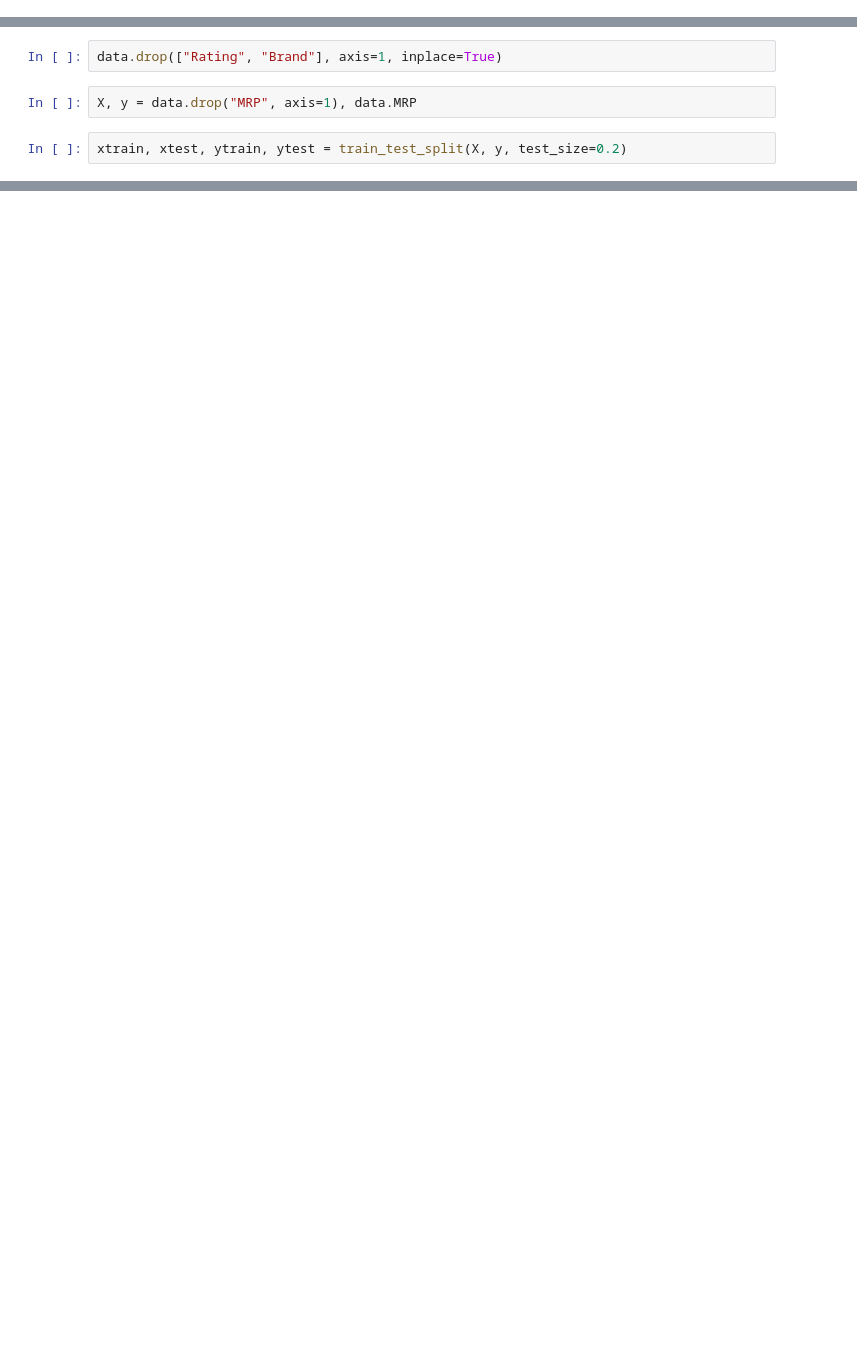
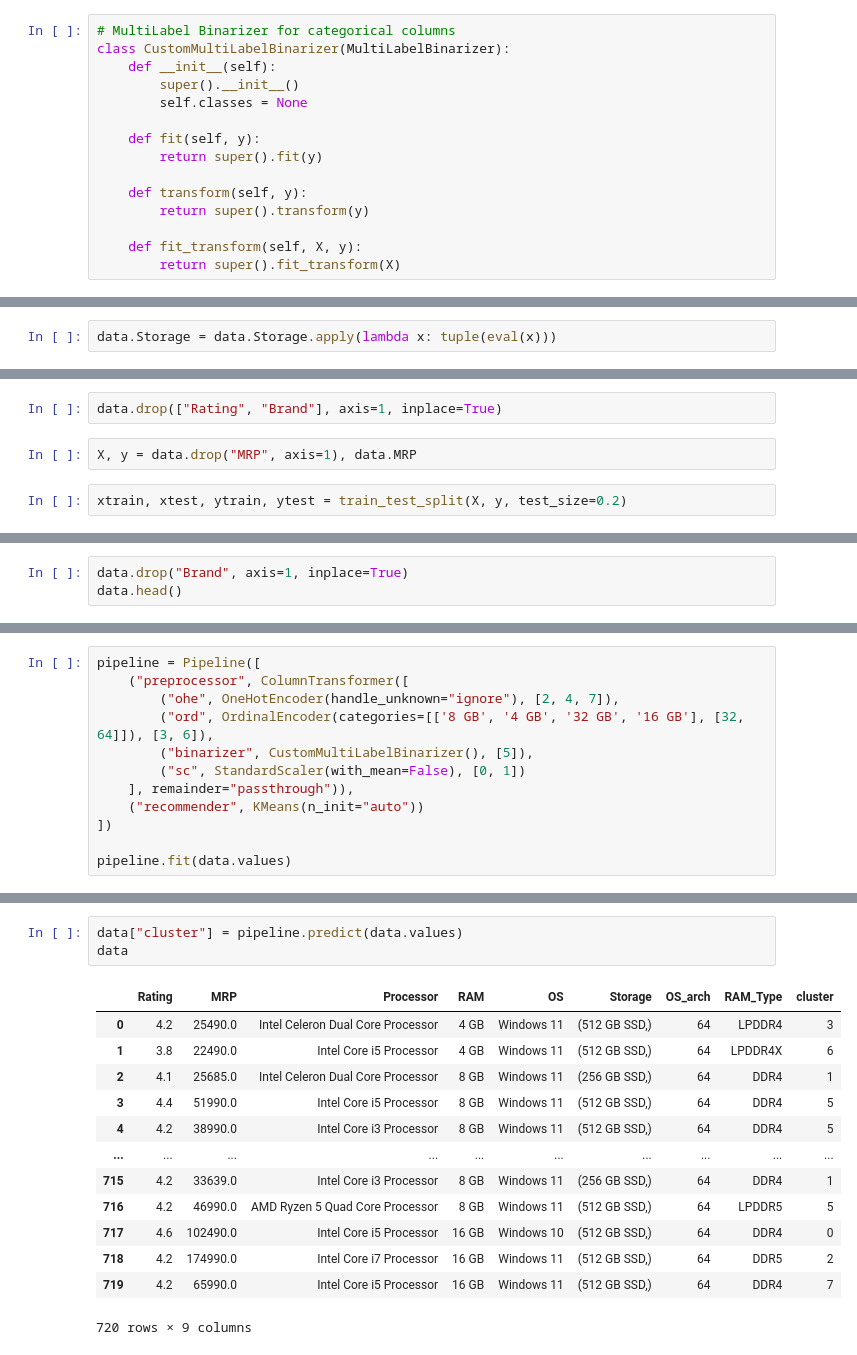
Before and after one commit to cse-vaibhav/Flipkart-Laptop-Data-Analysis, a Jupyter notebook: notebooks/Model.ipynb, the cells around one changed output, grey strips where cells are left out. Drawn from its saved outputs; the diff is of its cells as text; blank space fills up the shorter version.

Commit message:
Implemented a Recommender System

```diff
--- a/notebooks/Model.ipynb
+++ b/notebooks/Model.ipynb
@@ -13,5 +17,20 @@ from sklearn.preprocessing import OneHotEncoder, StandardScaler
 from sklearn import set_config
 set_config(display="diagram")
+# %%
+# MultiLabel Binarizer for categorical columns
+class CustomMultiLabelBinarizer(MultiLabelBinarizer):
+    def __init__(self):
+        super().__init__()
+        self.classes = None
+
+    def fit(self, y):
+        return super().fit(y)
+
+    def transform(self, y):
+        return super().transform(y)
+
+    def fit_transform(self, X, y):
+        return super().fit_transform(X)
 # %%
 data = pd.read_csv("../data/preprocessed.csv", index_col=0)
 data.head()
@@ -24,0 +44,2 @@ data.head()
+# %%
+data.Storage = data.Storage.apply(lambda x: tuple(eval(x)))
@@ -63,0 +150,3 @@ joblib.dump(pipeline, "../model/model.obj")
+# %%
+data.drop("Brand", axis=1, inplace=True)
+data.head()
@@ -63,0 +171,12 @@ joblib.dump(pipeline, "../model/model.obj")
+# %%
+pipeline = Pipeline([
+    ("preprocessor", ColumnTransformer([
+        ("ohe", OneHotEncoder(handle_unknown="ignore"), [2, 4, 7]),
+        ("ord", OrdinalEncoder(categories=[['8 GB', '4 GB', '32 GB', '16 GB'], [32, 64]]), [3, 6]),
+        ("binarizer", CustomMultiLabelBinarizer(), [5]),
+        ("sc", StandardScaler(with_mean=False), [0, 1])
+    ], remainder="passthrough")),
+    ("recommender", KMeans(n_init="auto"))
+])
+
+pipeline.fit(data.values)
@@ -63,0 +201,17 @@ joblib.dump(pipeline, "../model/model.obj")
+# %%
+data["cluster"] = pipeline.predict(data.values)
+data
+# %% [output]
+|  | Rating | MRP | Processor | RAM | OS | Storage | OS_arch | RAM_Type | cluster |
+| 0 | 4.2 | 25490.0 | Intel Celeron Dual Core Processor | 4 GB | Windows 11 | (512 GB SSD,) | 64 | LPDDR4 | 3 |
+| 1 | 3.8 | 22490.0 | Intel Core i5 Processor | 4 GB | Windows 11 | (512 GB SSD,) | 64 | LPDDR4X | 6 |
+| 2 | 4.1 | 25685.0 | Intel Celeron Dual Core Processor | 8 GB | Windows 11 | (256 GB SSD,) | 64 | DDR4 | 1 |
+| 3 | 4.4 | 51990.0 | Intel Core i5 Processor | 8 GB | Windows 11 | (512 GB SSD,) | 64 | DDR4 | 5 |
+| 4 | 4.2 | 38990.0 | Intel Core i3 Processor | 8 GB | Windows 11 | (512 GB SSD,) | 64 | DDR4 | 5 |
+| ... | ... | ... | ... | ... | ... | ... | ... | ... | ... |
+| 715 | 4.2 | 33639.0 | Intel Core i3 Processor | 8 GB | Windows 11 | (256 GB SSD,) | 64 | DDR4 | 1 |
+| 716 | 4.2 | 46990.0 | AMD Ryzen 5 Quad Core Processor | 8 GB | Windows 11 | (512 GB SSD,) | 64 | LPDDR5 | 5 |
+| 717 | 4.6 | 102490.0 | Intel Core i5 Processor | 16 GB | Windows 10 | (512 GB SSD,) | 64 | DDR4 | 0 |
+| 718 | 4.2 | 174990.0 | Intel Core i7 Processor | 16 GB | Windows 11 | (512 GB SSD,) | 64 | DDR5 | 2 |
+| 719 | 4.2 | 65990.0 | Intel Core i5 Processor | 16 GB | Windows 11 | (512 GB SSD,) | 64 | DDR4 | 7 |
+720 rows × 9 columns
```
Also changed, not shown: parts of 23 cells of this notebook, 13 other files.
